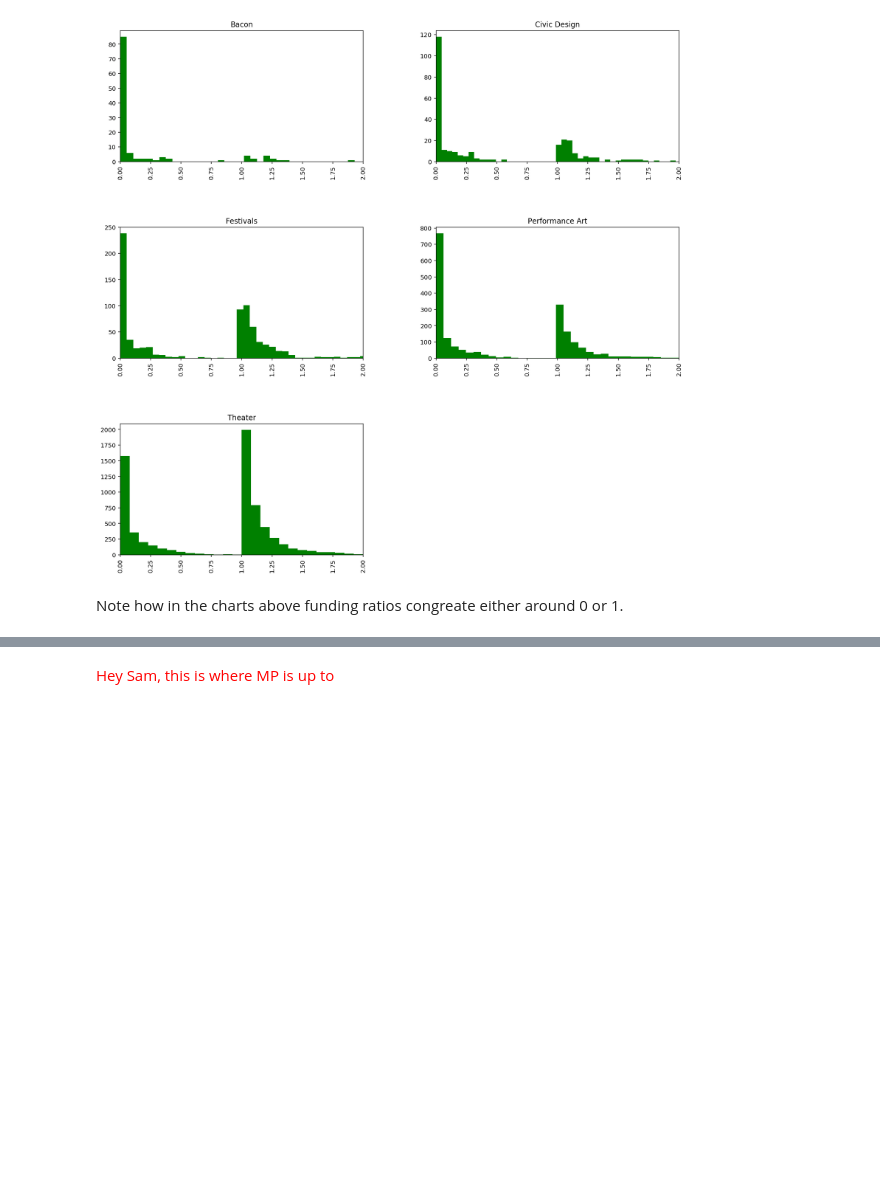
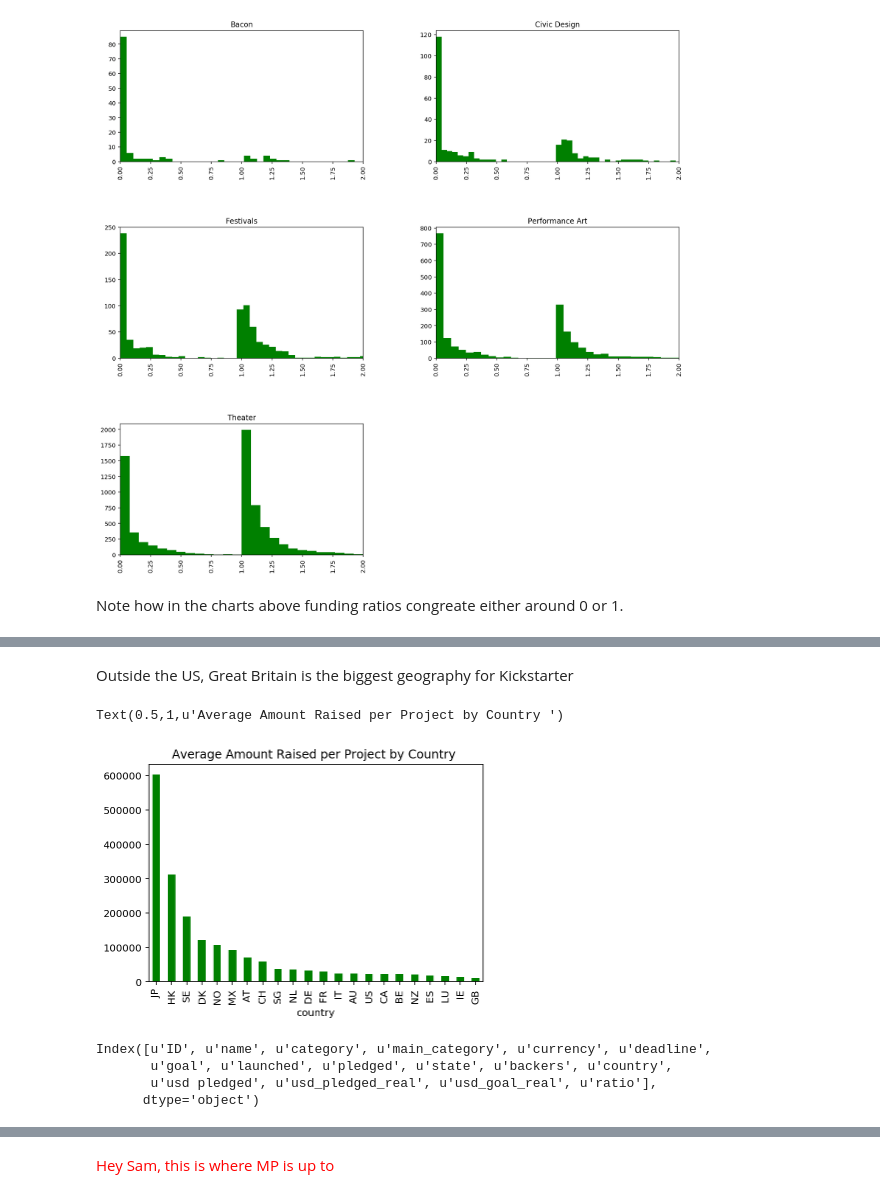
Before and after one commit to themp731/NYU_git, a Jupyter notebook: NYU-dwd-kickstarter/PanosPals_MP.2.ipynb, the cells around one changed output, grey strips where cells are left out. Saved outputs shown, nothing was run; the diff lists cells and outputs as text; code cells hidden in the pictures; blank space fills up the shorter version.

```diff
--- a/NYU-dwd-kickstarter/PanosPals_MP.2.ipynb
+++ b/NYU-dwd-kickstarter/PanosPals_MP.2.ipynb
@@ -183,0 +198,25 @@ Note how in the charts above funding ratios congreate either around 0 or 1.
+# %% [markdown]
+Outside the US, Great Britain is the biggest geography for Kickstarter
+# %%
+# Slice by total raised
+df_perProject = df_geos[["state","pledged","country"]]
+# Keep only successful projects and group
+df_projectCount = df_perProject[df_perProject["state"] == "successful"].groupby(by="country").count()
+df_projectCount.columns = ["Number of Projects", "mask"]
+df_projectSum = df_perProject[df_perProject["state"] == "successful"].groupby(by="country").sum()
+df_geoMerge = df_projectCount.join(df_projectSum, how='inner')
+df_geoMerge["Raise per Project"] = df_geoMerge["pledged"] / df_geoMerge["Number of Projects"]
+df_geoMerge.drop(columns=["mask"], inplace=True)
+df_geoMerge.columns = ["Number of Projects", "Pledged", "Raise per Project"]
+df_geoMerge["Raise per Project"].sort_values(ascending=False).plot(kind='bar', color='green')
+plt.title("Average Amount Raised per Project by Country")
+# %% [output]
+Text(0.5,1,u'Average Amount Raised per Project by Country ')
+[figure, added]
+# %%
+df_Kickstarter.columns
+# %% [output]
+Index([u'ID', u'name', u'category', u'main_category', u'currency', u'deadline',
+       u'goal', u'launched', u'pledged', u'state', u'backers', u'country',
+       u'usd pledged', u'usd_pledged_real', u'usd_goal_real', u'ratio'],
+      dtype='object')
```
Also changed, not shown: parts of 6 cells of this notebook.
